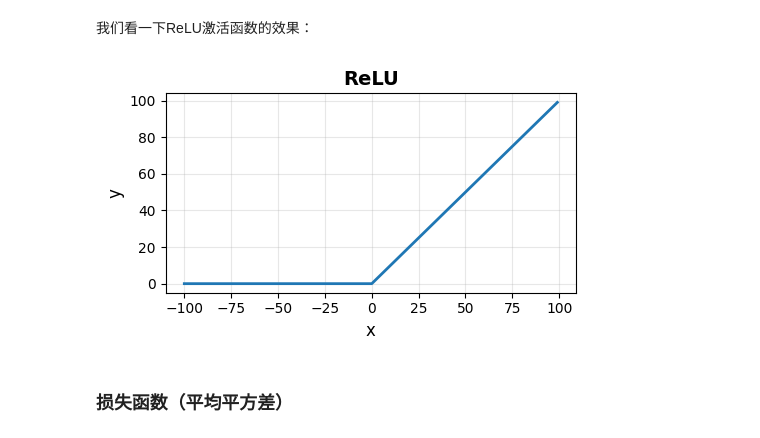
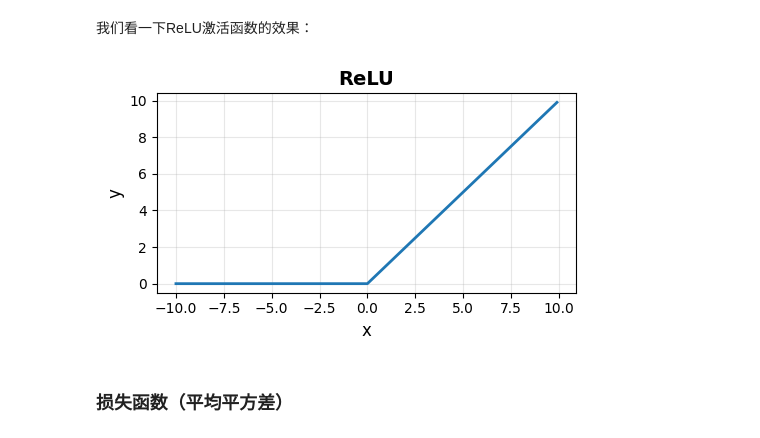
Before and after one commit to teenytinynn/from-neuron-to-chat, a Jupyter notebook: neural-networks/01-multi-layer-neural-network/09-activation-function.ipynb, the cells around one changed output. Saved outputs shown, nothing was run; the diff lists cells and outputs as text; code cells hidden in the pictures.

```diff
--- a/neural-networks/01-multi-layer-neural-network/09-activation-function.ipynb
+++ b/neural-networks/01-multi-layer-neural-network/09-activation-function.ipynb
@@ -71,15 +71,16 @@ def relu(x):
 我们看一下ReLU激活函数的效果：
 # %%
 plt.figure(figsize=(5, 3))
-plt.plot(range(-100, 100), [relu(x) for x in range(-100, 100)], linewidth=2)
+x_range = np.arange(-10, 10, 0.1)
+plt.plot(x_range, [relu(x) for x in x_range], linewidth=2)
 plt.xlabel('x', fontsize=12)
 plt.ylabel('y', fontsize=12)
 plt.title('ReLU', fontsize=14, fontweight='bold')
 plt.grid(True, alpha=0.3)
 plt.tight_layout()
 plt.show()
 # %% [output]
-[figure, old version]
+[figure, new version]
 # %% [markdown]
 ### 损失函数（平均平方差）
 # %%
```
Also changed, not shown: 13 other files.
